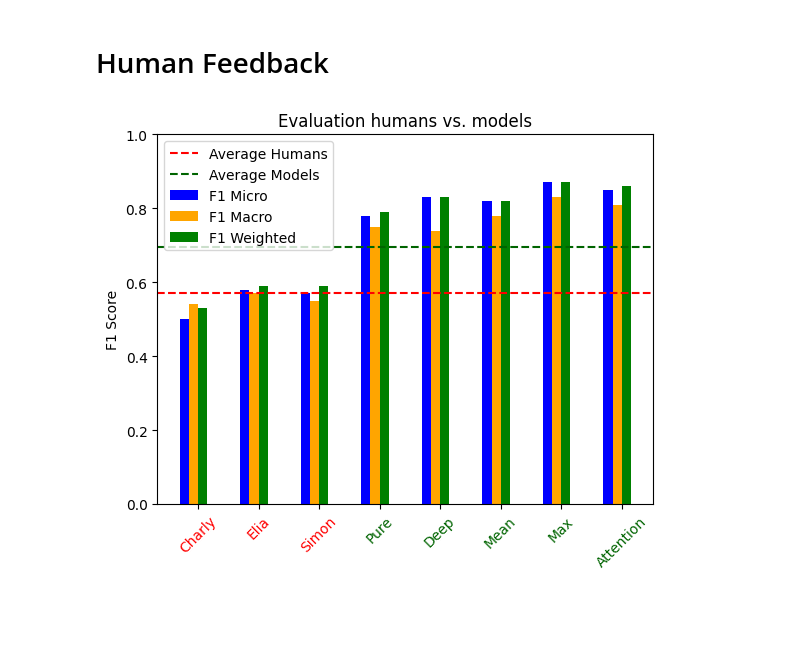
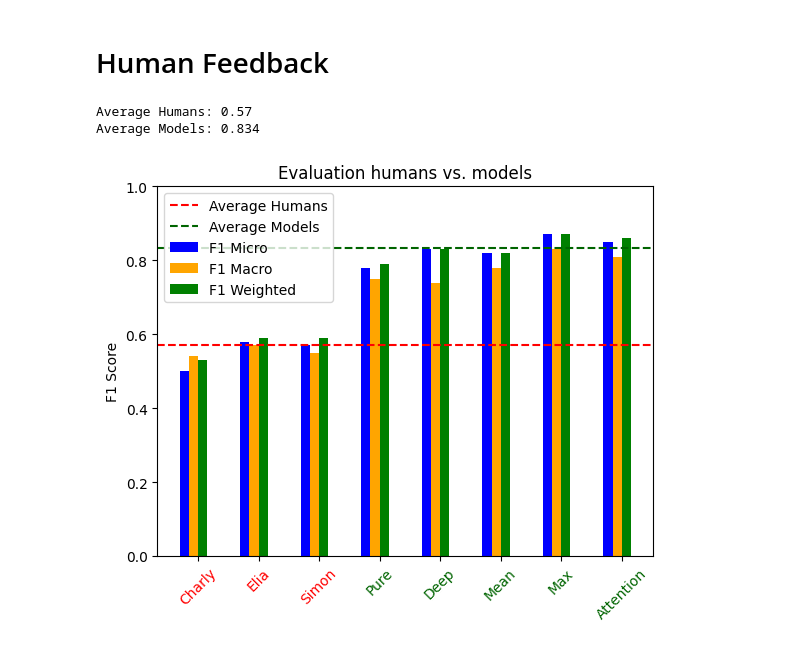
Before and after one commit to kruegercharles/LLM-SemEval, a Jupyter notebook: graphics.ipynb, the cells around one changed output. Saved outputs shown, nothing was run; the diff lists cells and outputs as text; code cells hidden in the pictures; blank space fills up the shorter version.

Commit message:
add human evaluation analysis

```diff
--- a/graphics.ipynb
+++ b/graphics.ipynb
@@ -348,34 +348,38 @@ f1_weighted = [entity.f1_weighted for entity in entities]
 average_humans = (f1_weighted[0] + f1_weighted[1] + f1_weighted[2]) / 3
 average_models = (
     f1_weighted[3] + f1_weighted[4] + f1_weighted[5] + f1_weighted[6] + f1_weighted[7]
-) / 6
+) / 5
+print("Average Humans:", average_humans)
+print("Average Models:", average_models)
 
 ax.bar(index, f1_micro, bar_width, label="F1 Micro", color="blue")
 ax.bar(index + bar_width, f1_macro, bar_width, label="F1 Macro", color="orange")
 ax.bar(
     index + bar_width * 2,
     f1_weighted,
     bar_width,
     label="F1 Weighted",
     color="green",
 )
 
 ax.axhline(y=average_humans, color="r", linestyle="--", label="Average Humans")
 ax.axhline(y=average_models, color="darkgreen", linestyle="--", label="Average Models")
 
 ax.set_ylabel("F1 Score")
 ax.set_title("Evaluation humans vs. models")
 ax.set_xticks(index + bar_width * 1.5)
 xtick_labels = [entity.name for entity in entities]
 xtick_colors = [
     "red" if name in ["Charly", "Elia", "Simon"] else "darkgreen"
     for name in xtick_labels
 ]
 ax.set_xticklabels(xtick_labels, rotation=45)
 for xtick, color in zip(ax.get_xticklabels(), xtick_colors):
     xtick.set_color(color)
 ax.set_ylim(0.0, 1.0)
 ax.legend()
 plt.show()
 # %% [output]
+Average Humans: 0.57
+Average Models: 0.834
-[figure, old version]
+[figure, new version]
```
